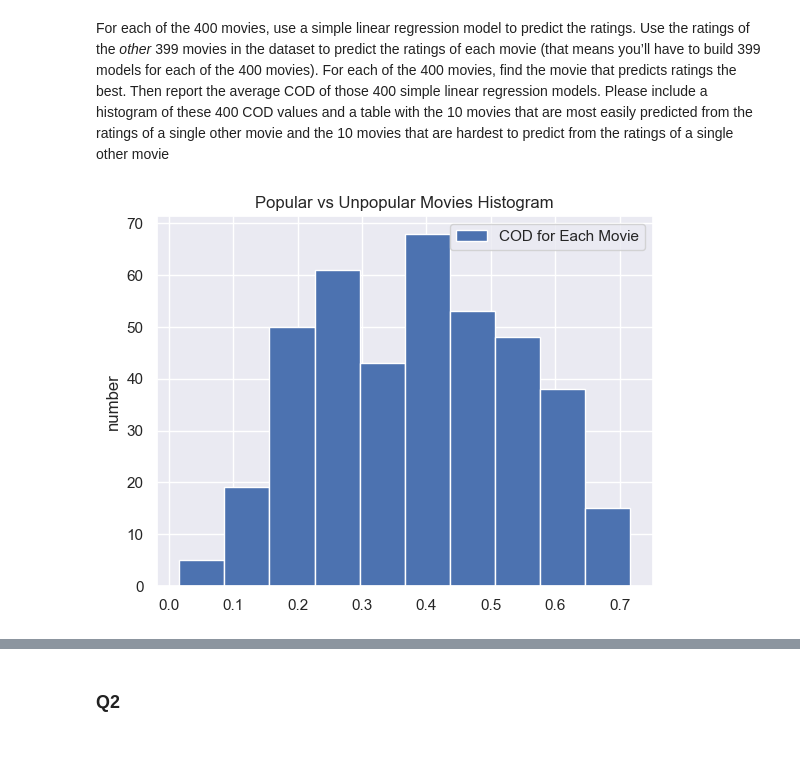
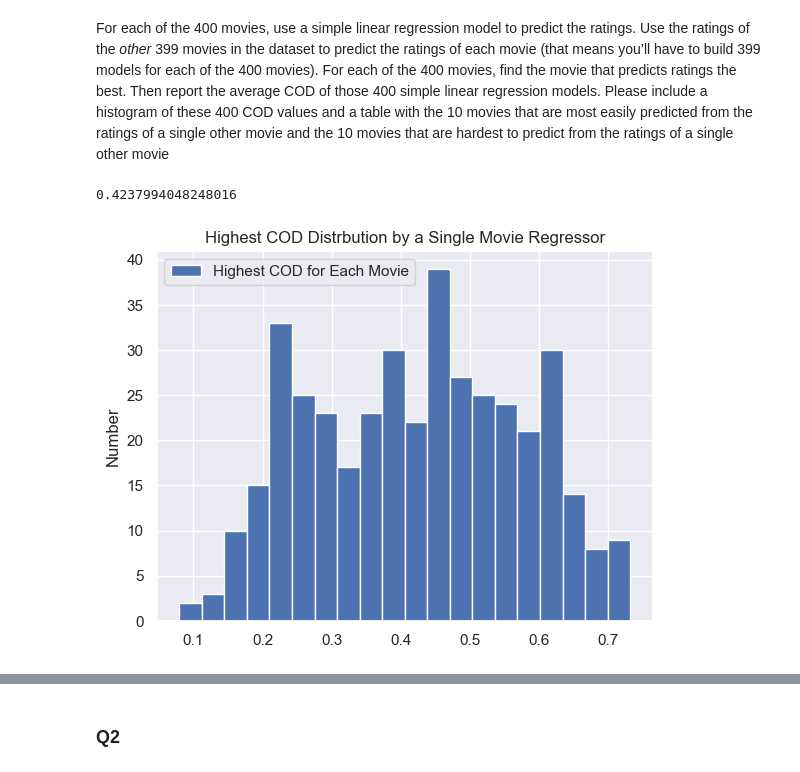
Before and after one commit to hanyuanz2000/Movie-Analyisis, a Jupyter notebook: 2 Machine Learning Part.ipynb, the cells around one changed output, grey strips where cells are left out. Drawn from its saved outputs; the diff is of its cells as text; code cells hidden in the pictures.

```diff
--- a/2 Machine Learning Part.ipynb
+++ b/2 Machine Learning Part.ipynb
@@ -15,0 +39,9 @@ sns.set()
+# %%
+#we find that there is a user that has no ratings for any movie
+for i in range(N_user):
+    no_valid_rating = True
+    for j in range(N_movie):
+        if not np.isnan(df_original.iloc[i, :N_movie][j]):
+            no_valid_rating = False
+    if no_valid_rating == True:
+        print('user', str(i+1), 'has no rating for any movie')
@@ -15,0 +50,23 @@ sns.set()
+# %%
+def data_imputation_by_mean(i, j):
+    row_mean = df_original.iloc[i, :N_movie].mean() #note that user 896 doesn't rate any movie, so its row mean is nan
+    col_mean = df_original.iloc[:, j].mean()
+
+    if not np.isnan(row_mean) and not np.isnan(col_mean):
+        result = (row_mean + col_mean)/2
+    elif np.isnan(row_mean) and not np.isnan(col_mean):
+        result = col_mean
+    elif not np.isnan(row_mean) and np.isnan(col_mean):
+        result = row_mean
+    else:
+        result = 2.5 #just a random number, you can modify it
+
+    return result
+# %%
+# For prediction, we have to fill in the missing data
+# For each of the missing score, we use arithmetic mean of each column and each row here (this could be problematic but it is simple)
+df_imputation = df_original.copy(deep = True)
+for i in range(N_user):
+    for j in range(N_movie):
+        if np.isnan(df_original.iloc[i, j]):
+            df_imputation .iloc[i, j] = data_imputation_by_mean(i, j)
@@ -67,11 +125,10 @@ for i in range(N_movie): # index of object movie
         else: # i != j
             x = movie_rating_list[j]
             y = movie_rating_list[i]
-
-            #here we set regression model to have No intercept
-            reg = LinearRegression(fit_intercept=False).fit(x.reshape(-1,1), y)
+            reg = LinearRegression(fit_intercept = True).fit(x.reshape(-1,1), y)
             y_hat = reg.predict(x.reshape(-1,1)) #prediction
-            COD = r2_score(y,y_hat)
+            COD = reg.score(x.reshape(-1,1),y)
+            # COD = r2_score(y,y_hat)
             COD_list[j] = COD
 
     COD_list = np.array(COD_list)
@@ -82,14 +139,18 @@ for i in range(N_movie): # index of object movie
 
 best_predictor_index_for_each_movie = np.array(best_predictor_index_for_each_movie)
 max_COD_for_each_movie = np.array(max_COD_for_each_movie)
+# %%
+np.mean(np.array(max_COD_for_each_movie))
+# %% [output]
+0.4237994048248016
 # %%
-plt.hist(max_COD_for_each_movie, label = 'COD for Each Movie')
-plt.ylabel("number")
-plt.title('Popular vs Unpopular Movies Histogram')
+plt.hist(max_COD_for_each_movie, label = 'Highest COD for Each Movie', bins = 20)
+plt.ylabel("Number")
+plt.title('Highest COD Distrbution by a Single Movie Regressor')
 plt.legend()
 plt.show()
 # %% [output]
-[figure, old version]
+[figure, new version]
 # %%
 top_10_easiest_index = max_COD_for_each_movie.argsort()[-10:][::-1]
 top_10_hardest_index = max_COD_for_each_movie.argsort()[:10]
```
Also changed, not shown: parts of 53 cells of this notebook, 3 other files.
